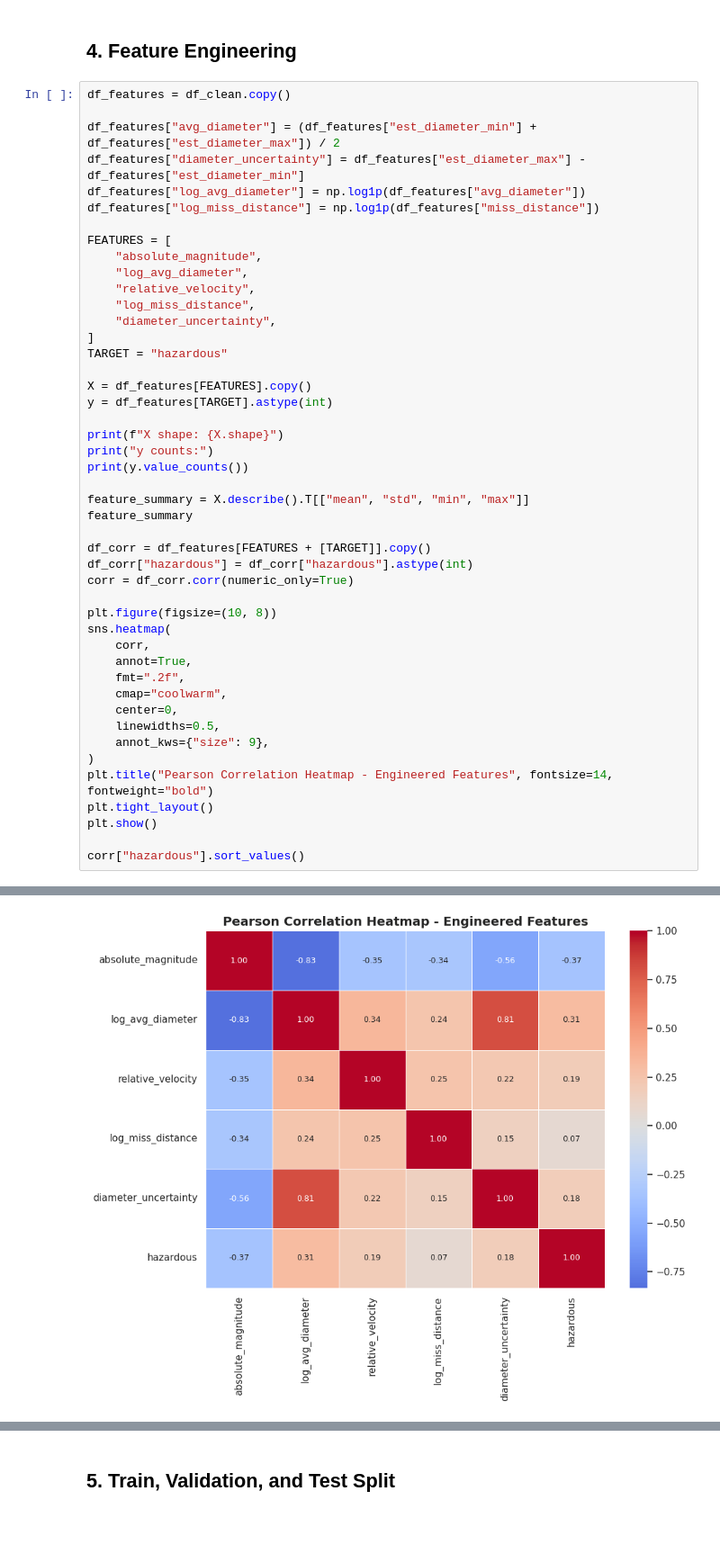
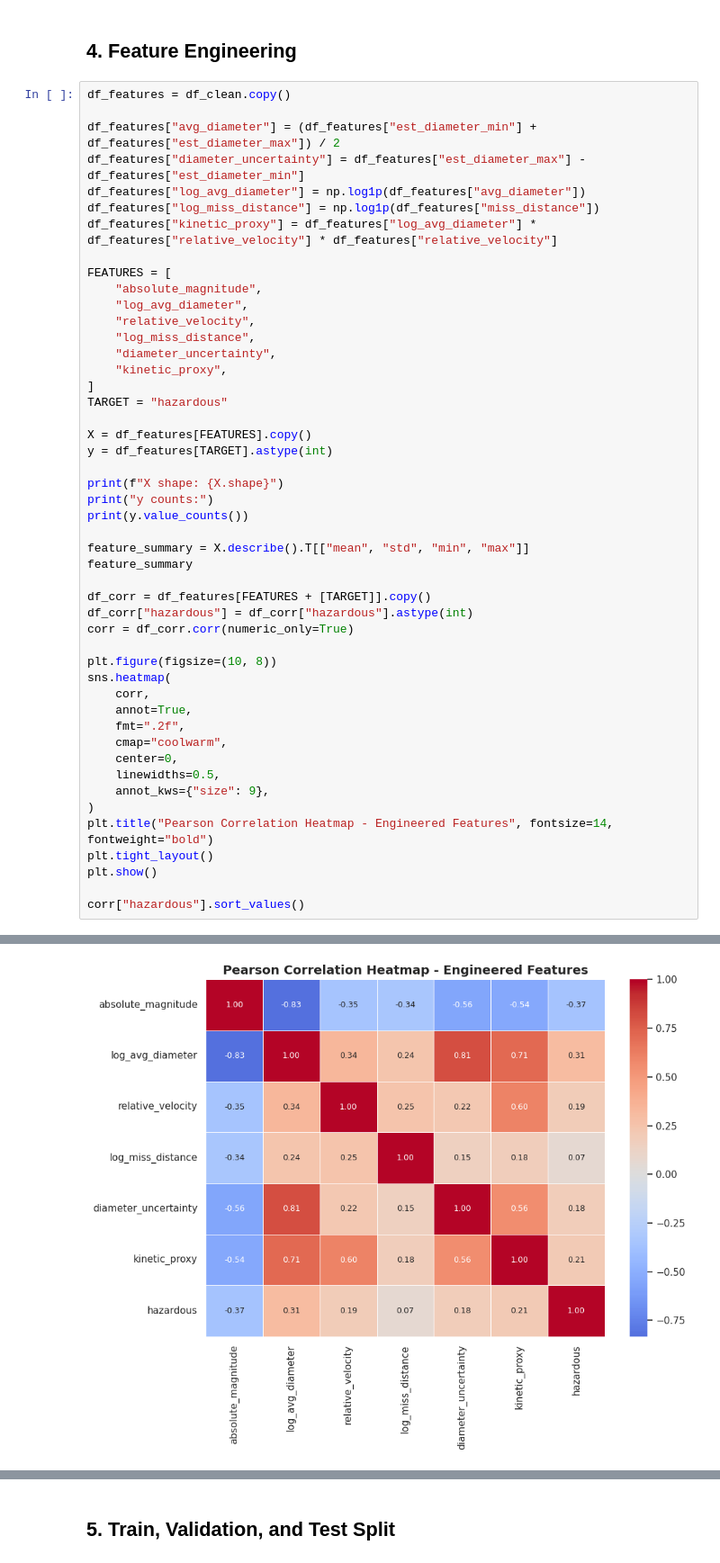
Before and after one commit to lucak17/qml_neo_classifier, a Jupyter notebook: neo_classifier_qnn.ipynb, the cells around one changed output, grey strips where cells are left out. Shown at 90% size. Cells and saved outputs as stored; diff of their text form; blank space fills up the shorter version.

```diff
--- a/neo_classifier_qnn.ipynb
+++ b/neo_classifier_qnn.ipynb
@@ -213,6 +222,7 @@ df_features["avg_diameter"] = (df_features["est_diameter_min"] + df_features["es
 df_features["diameter_uncertainty"] = df_features["est_diameter_max"] - df_features["est_diameter_min"]
 df_features["log_avg_diameter"] = np.log1p(df_features["avg_diameter"])
 df_features["log_miss_distance"] = np.log1p(df_features["miss_distance"])
+df_features["kinetic_proxy"] = df_features["log_avg_diameter"] * df_features["relative_velocity"] * df_features["relative_velocity"]
 
 FEATURES = [
     "absolute_magnitude",
@@ -220,6 +230,7 @@ FEATURES = [
     "relative_velocity",
     "log_miss_distance",
     "diameter_uncertainty",
+    "kinetic_proxy",
 ]
 TARGET = "hazardous"
 
@@ -257,9 +268,9 @@ X shape: (90836, 5)
 y counts:
 hazardous
 0    81996
 1     8840
 Name: count, dtype: int64
-[figure, old version]
+[figure, new version]
 absolute_magnitude     -0.3653
 log_miss_distance       0.0651
 diameter_uncertainty    0.1834
```
Also changed, not shown: parts of 29 cells of this notebook, 1 other file.
